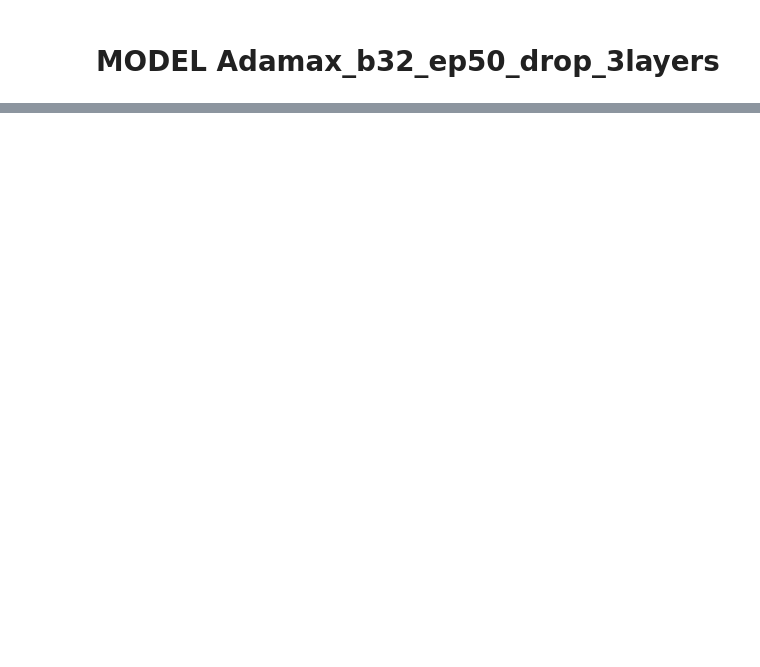
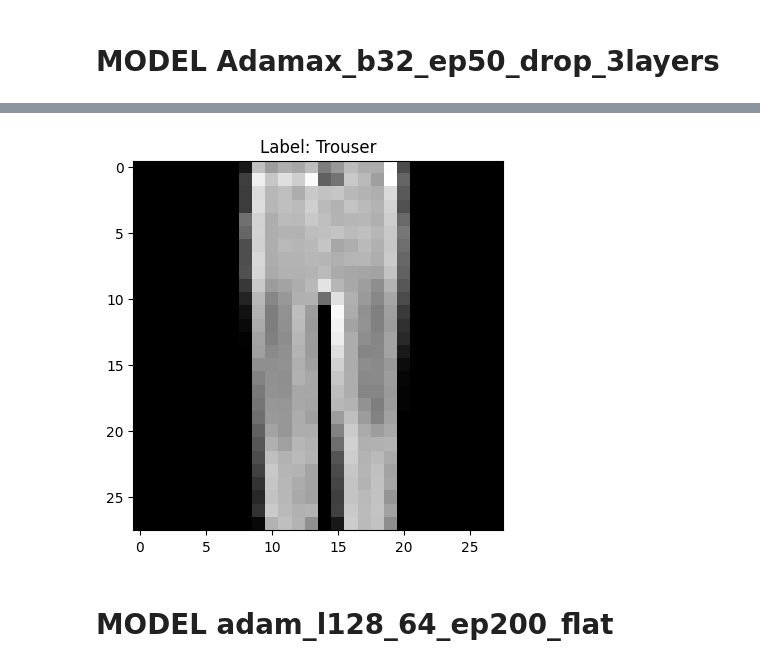
Before and after one commit to serhii-korobchenko/Python_DataScience_module_10, a Jupyter notebook: Module_10_HW.ipynb, the cells around one changed output, grey strips where cells are left out. Cells and saved outputs as stored; diff of their text form; code cells hidden in the pictures; blank space fills up the shorter version.

```diff
--- a/Module_10_HW.ipynb
+++ b/Module_10_HW.ipynb
@@ -1537,0 +1371,28 @@ plt.show()
+# %%
+# Initial data
+num_classes = 10 # total class number
+num_features = 784 # input layer vector 28 * 28 = 784
+
+learning_rate = 0.025 #
+training_steps = 10 # number of epoch
+#batch_size = 13 # пересчитывать веса сети мы будем не на всей выборке, а на ее случайном подможестве из batch_size элементов
+
+n_hidden_1 = 128 # количество нейронов 1-го слоя
+n_hidden_2 = 64 # количество нейронов 2-го слоя
+# %%
+# Преобразуем целочисленные пиксели к типа float32
+x_train, x_test = np.array(x_train, np.float32), np.array(x_test, np.float32)
+
+# Преобразуем матрицы размером 28x28 пикселей в вектор из 784 элементов
+x_train, x_test = x_train.reshape([-1, num_features]), x_test.reshape([-1, num_features])
+
+# Нормализуем значения пикселей
+x_train, x_test = x_train / 255., x_test / 255.
+
+# Convert labels to one-hot encoded format
+y_train = tf.keras.utils.to_categorical(y_train, num_classes)
+y_test = tf.keras.utils.to_categorical(y_test, num_classes)
+
+# Перемешаем тренировочные данные
+train_data = tf.data.Dataset.from_tensor_slices((x_train, y_train))
+train_data = train_data.repeat().shuffle(5000).batch(batch_size).prefetch(10)
@@ -1537,0 +1492,11 @@ plt.show()
+# %%
+random_index = np.random.randint(0, len(x_test))
+result = model.predict(x_test[random_index, :].reshape(1, 784))
+
+predicted_class = np.argmax(result)
+
+class_names = ['T-shirt/top', 'Trouser', 'Pullover', 'Dress', 'Coat',
+               'Sandal', 'Shirt', 'Sneaker', 'Bag', 'Ankle boot']
+
+predicted_class_name = class_names[predicted_class]
+print(f"Predicted class: {predicted_class}")
@@ -1537,0 +1506,9 @@ plt.show()
+# %%
+
+plt.imshow(x_test[random_index, :].reshape(28, 28), cmap='gray')
+plt.title(f"Label: {predicted_class_name}")
+plt.show()
+# %% [output]
+[figure, added]
+# %% [markdown]
+# MODEL adam_l128_64_ep200_flat
```
Also changed, not shown: parts of 103 cells of this notebook, 15 other files.
